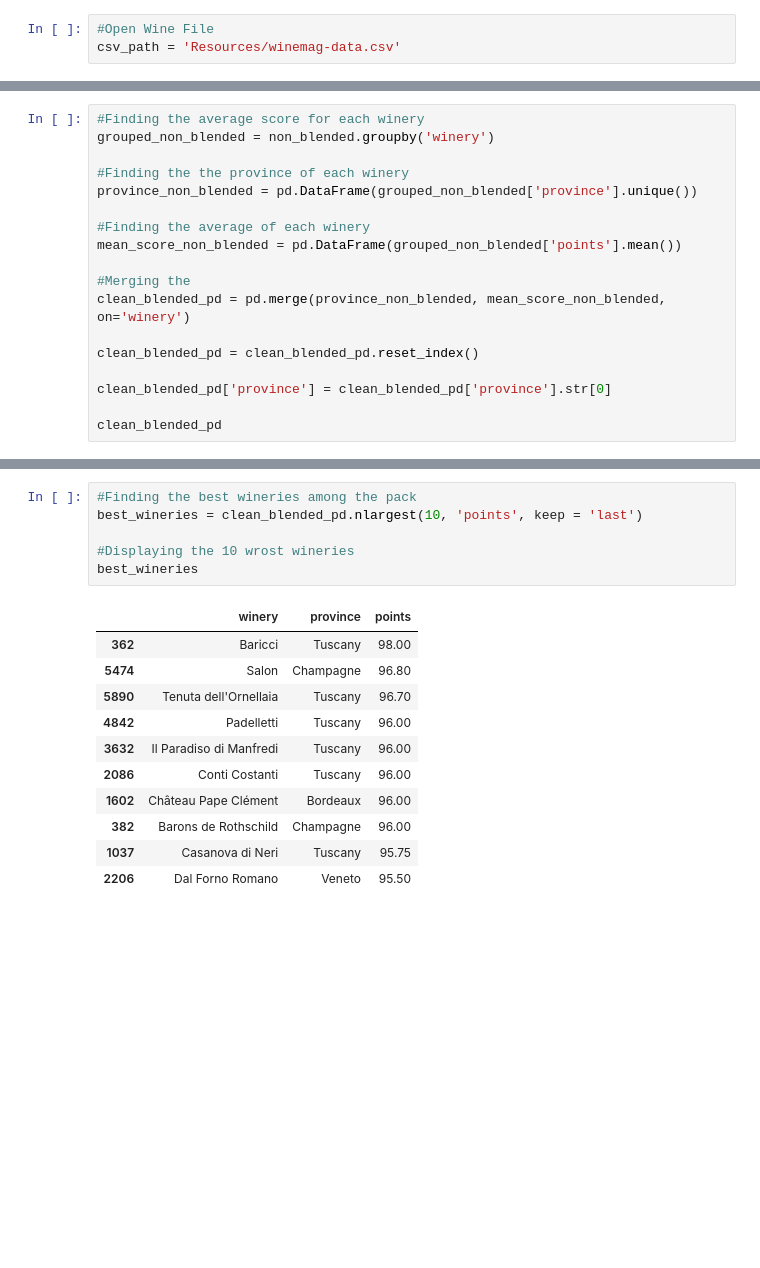
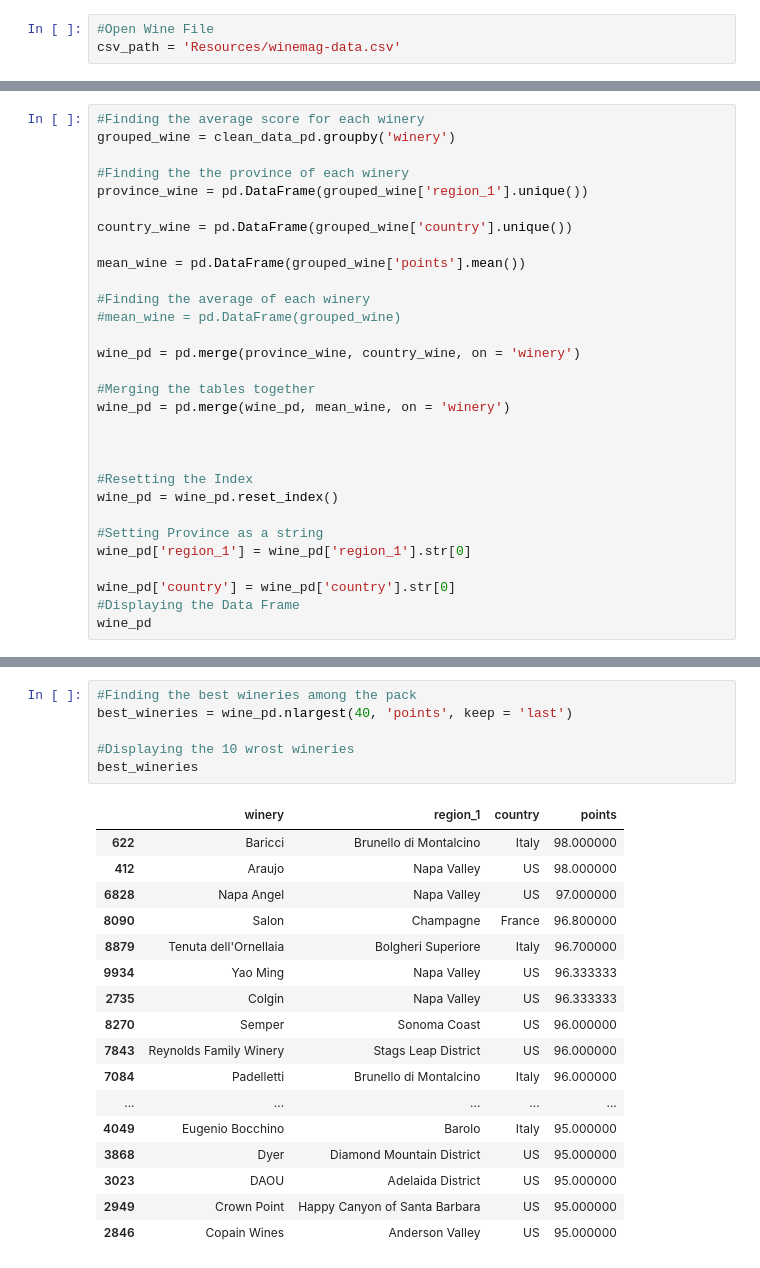
Before and after one commit to j1candel/Wine-Analysis-, a Jupyter notebook: wine-analysis .ipynb, the cells around one changed output, grey strips where cells are left out. Cells and saved outputs as stored; diff of their text form; blank space fills up the shorter version.

```diff
--- a/wine-analysis .ipynb
+++ b/wine-analysis .ipynb
@@ -53,19 +39,31 @@ non_blended
 # %%
 #Finding the average score for each winery
-grouped_non_blended = non_blended.groupby('winery')
+grouped_wine = clean_data_pd.groupby('winery')
 
 #Finding the the province of each winery
-province_non_blended = pd.DataFrame(grouped_non_blended['province'].unique())
+province_wine = pd.DataFrame(grouped_wine['region_1'].unique())
+
+country_wine = pd.DataFrame(grouped_wine['country'].unique())
+
+mean_wine = pd.DataFrame(grouped_wine['points'].mean())
 
 #Finding the average of each winery
-mean_score_non_blended = pd.DataFrame(grouped_non_blended['points'].mean())
+#mean_wine = pd.DataFrame(grouped_wine)
 
-#Merging the
-clean_blended_pd = pd.merge(province_non_blended, mean_score_non_blended, on='winery')
+wine_pd = pd.merge(province_wine, country_wine, on = 'winery')
 
-clean_blended_pd = clean_blended_pd.reset_index()
+#Merging the tables together
+wine_pd = pd.merge(wine_pd, mean_wine, on = 'winery')
 
-clean_blended_pd['province'] = clean_blended_pd['province'].str[0]
 
-clean_blended_pd
+
+#Resetting the Index
+wine_pd = wine_pd.reset_index()
+
+#Setting Province as a string
+wine_pd['region_1'] = wine_pd['region_1'].str[0]
+
+wine_pd['country'] = wine_pd['country'].str[0]
+#Displaying the Data Frame
+wine_pd
 # %% [output]
@@ -101,18 +107,24 @@ wrost_wineries
 # %%
 #Finding the best wineries among the pack
-best_wineries = clean_blended_pd.nlargest(10, 'points', keep = 'last')
+best_wineries = wine_pd.nlargest(40, 'points', keep = 'last')
 
 #Displaying the 10 wrost wineries
 best_wineries
 # %% [output]
-|  | winery | province | points |
-| 362 | Baricci | Tuscany | 98.00 |
-| 5474 | Salon | Champagne | 96.80 |
-| 5890 | Tenuta dell'Ornellaia | Tuscany | 96.70 |
-| 4842 | Padelletti | Tuscany | 96.00 |
-| 3632 | Il Paradiso di Manfredi | Tuscany | 96.00 |
-| 2086 | Conti Costanti | Tuscany | 96.00 |
-| 1602 | Château Pape Clément | Bordeaux | 96.00 |
-| 382 | Barons de Rothschild | Champagne | 96.00 |
-| 1037 | Casanova di Neri | Tuscany | 95.75 |
-| 2206 | Dal Forno Romano | Veneto | 95.50 |
+|  | winery | region_1 | country | points |
+| 622 | Baricci | Brunello di Montalcino | Italy | 98.000000 |
+| 412 | Araujo | Napa Valley | US | 98.000000 |
+| 6828 | Napa Angel | Napa Valley | US | 97.000000 |
+| 8090 | Salon | Champagne | France | 96.800000 |
+| 8879 | Tenuta dell'Ornellaia | Bolgheri Superiore | Italy | 96.700000 |
+| 9934 | Yao Ming | Napa Valley | US | 96.333333 |
+| 2735 | Colgin | Napa Valley | US | 96.333333 |
+| 8270 | Semper | Sonoma Coast | US | 96.000000 |
+| 7843 | Reynolds Family Winery | Stags Leap District | US | 96.000000 |
+| 7084 | Padelletti | Brunello di Montalcino | Italy | 96.000000 |
+| ... | ... | ... | ... | ... |
+| 4049 | Eugenio Bocchino | Barolo | Italy | 95.000000 |
+| 3868 | Dyer | Diamond Mountain District | US | 95.000000 |
+| 3023 | DAOU | Adelaida District | US | 95.000000 |
+| 2949 | Crown Point | Happy Canyon of Santa Barbara | US | 95.000000 |
+| 2846 | Copain Wines | Anderson Valley | US | 95.000000 |
```
Also changed, not shown: parts of 12 cells of this notebook.
